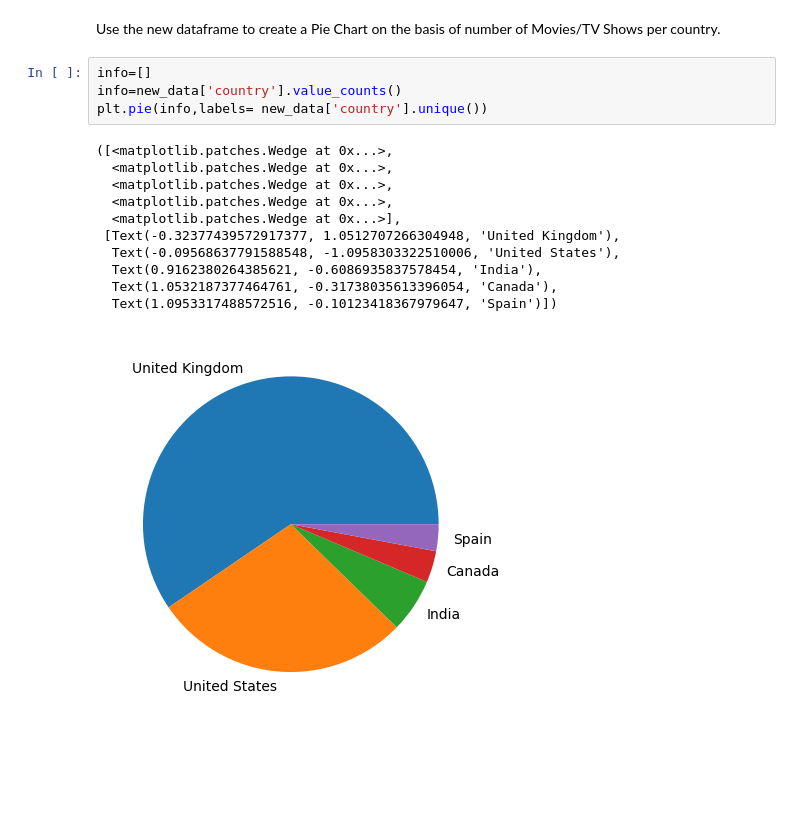
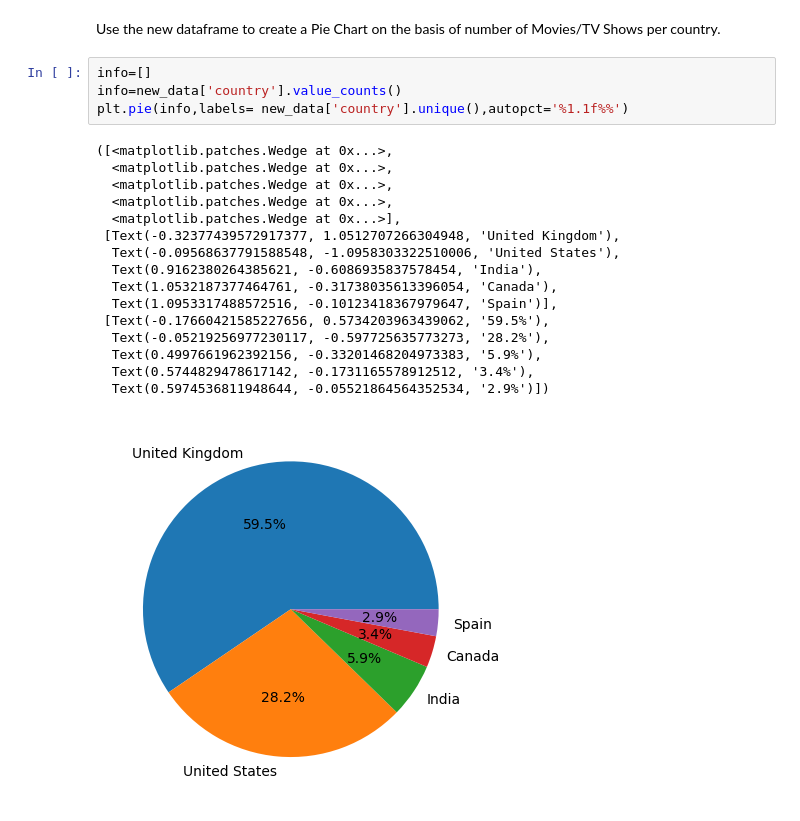
Before and after one commit to NeeharikaBhaide/Synapse, a Jupyter notebook: Copy_of_Synapse_Task2.ipynb, the cells around one changed output. Drawn from its saved outputs; the diff is of its cells as text; blank space fills up the shorter version.

```diff
--- a/Copy_of_Synapse_Task2.ipynb
+++ b/Copy_of_Synapse_Task2.ipynb
@@ -214,16 +214,21 @@ Use the new dataframe to create a Pie Chart on the basis of number of Movies/TV
 # %%
 info=[]
 info=new_data['country'].value_counts()
-plt.pie(info,labels= new_data['country'].unique())
+plt.pie(info,labels= new_data['country'].unique(),autopct='%1.1f%%')
 # %% [output]
 ([<matplotlib.patches.Wedge at 0x...>,
   <matplotlib.patches.Wedge at 0x...>,
   <matplotlib.patches.Wedge at 0x...>,
   <matplotlib.patches.Wedge at 0x...>,
   <matplotlib.patches.Wedge at 0x...>],
  [Text(-0.32377439572917377, 1.0512707266304948, 'United Kingdom'),
   Text(-0.09568637791588548, -1.0958303322510006, 'United States'),
   Text(0.9162380264385621, -0.6086935837578454, 'India'),
   Text(1.0532187377464761, -0.31738035613396054, 'Canada'),
-  Text(1.0953317488572516, -0.10123418367979647, 'Spain')])
+  Text(1.0953317488572516, -0.10123418367979647, 'Spain')],
+ [Text(-0.17660421585227656, 0.5734203963439062, '59.5%'),
+  Text(-0.05219256977230117, -0.597725635773273, '28.2%'),
+  Text(0.4997661962392156, -0.33201468204973383, '5.9%'),
+  Text(0.5744829478617142, -0.1731165578912512, '3.4%'),
+  Text(0.5974536811948644, -0.05521864564352534, '2.9%')])
-[figure, old version]
+[figure, new version]
```
Also changed, not shown: parts of 1 cell of this notebook.
